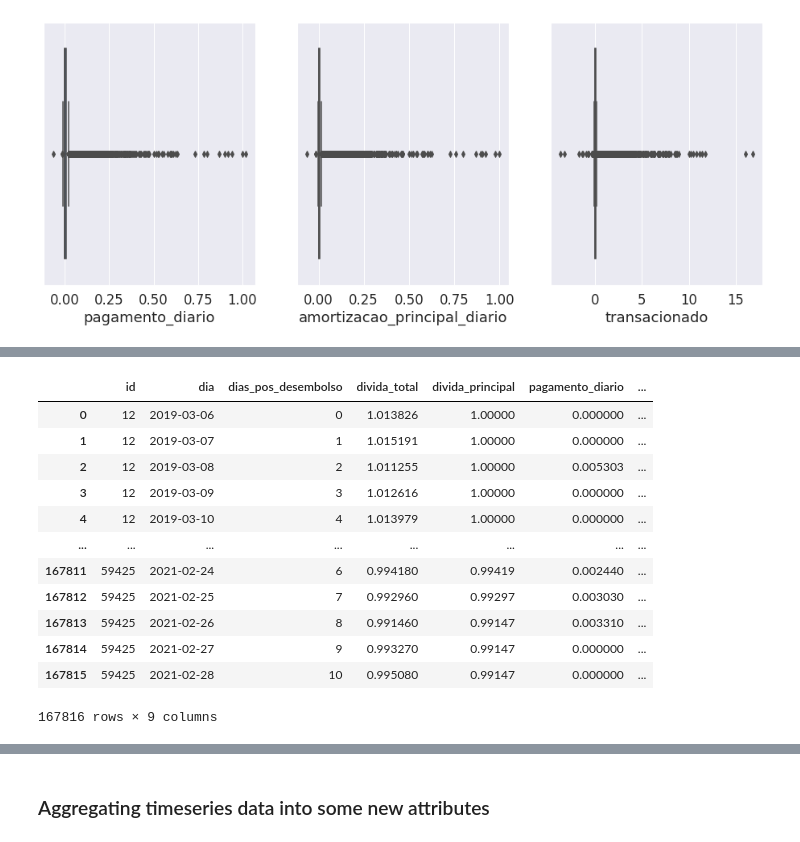
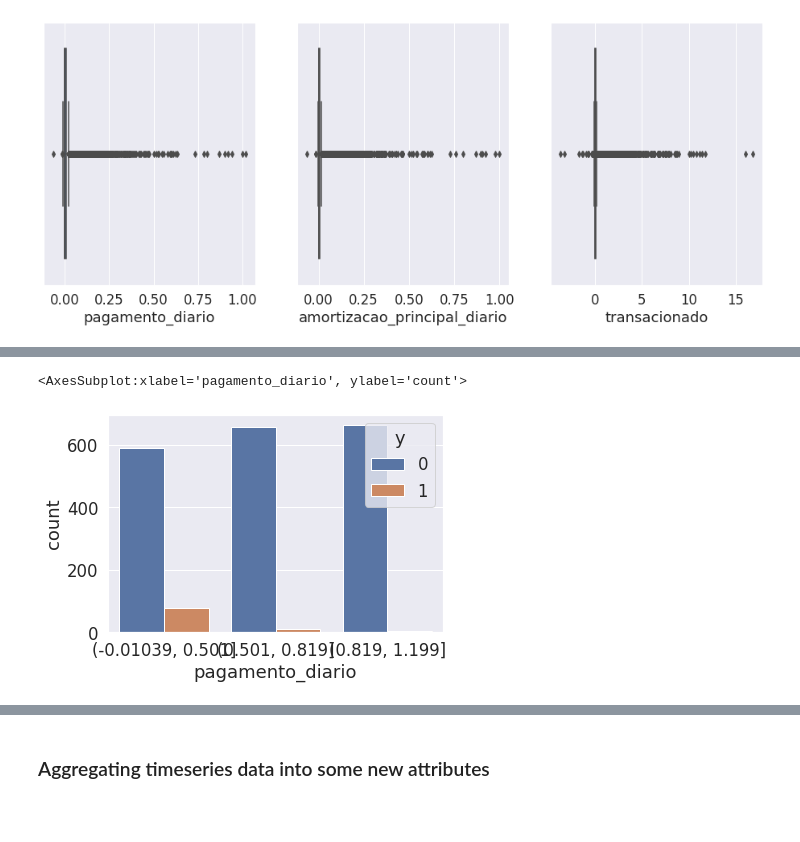
Before and after one commit to rmcferrao/stone-data-challenge, a Jupyter notebook: notebooks/01_exploratory.ipynb, the cells around one changed output, grey strips where cells are left out. Cells and saved outputs as stored; diff of their text form; code cells hidden in the pictures; blank space fills up the shorter version.

```diff
--- a/notebooks/01_exploratory.ipynb
+++ b/notebooks/01_exploratory.ipynb
@@ -800,3 +800,11 @@ fig.tight_layout(pad=2)
 # %%
 # Here the obvious is confirmed who payed more until the ninetieth is more prone to fully paying the loan.
 # Here we also check that `transacionado` attribute has a lot of outliers... (and usually these ids are not default)
+# These variables are going to be binned
+summed_daily_binned = summed_daily.copy()
+summed_daily_binned['pagamento_diario'] = pd.qcut(summed_daily['pagamento_diario'], 3)
+
+sns.countplot(data=summed_daily_binned, x='pagamento_diario', hue='y')
+# %% [output]
+<AxesSubplot:xlabel='pagamento_diario', ylabel='count'>
+[figure, added]
@@ -805,16 +810,0 @@ fig.tight_layout(pad=2)
-# %%
-timeseries_data_norm
-# %% [output]
-|  | id | dia | dias_pos_desembolso | divida_total | divida_principal | pagamento_diario | ... |
-| 0 | 12 | 2019-03-06 | 0 | 1.013826 | 1.00000 | 0.000000 | ... |
-| 1 | 12 | 2019-03-07 | 1 | 1.015191 | 1.00000 | 0.000000 | ... |
-| 2 | 12 | 2019-03-08 | 2 | 1.011255 | 1.00000 | 0.005303 | ... |
-| 3 | 12 | 2019-03-09 | 3 | 1.012616 | 1.00000 | 0.000000 | ... |
-| 4 | 12 | 2019-03-10 | 4 | 1.013979 | 1.00000 | 0.000000 | ... |
-| ... | ... | ... | ... | ... | ... | ... | ... |
-| 167811 | 59425 | 2021-02-24 | 6 | 0.994180 | 0.99419 | 0.002440 | ... |
-| 167812 | 59425 | 2021-02-25 | 7 | 0.992960 | 0.99297 | 0.003030 | ... |
-| 167813 | 59425 | 2021-02-26 | 8 | 0.991460 | 0.99147 | 0.003310 | ... |
-| 167814 | 59425 | 2021-02-27 | 9 | 0.993270 | 0.99147 | 0.000000 | ... |
-| 167815 | 59425 | 2021-02-28 | 10 | 0.995080 | 0.99147 | 0.000000 | ... |
-167816 rows × 9 columns
```
Also changed, not shown: parts of 20 cells of this notebook.
